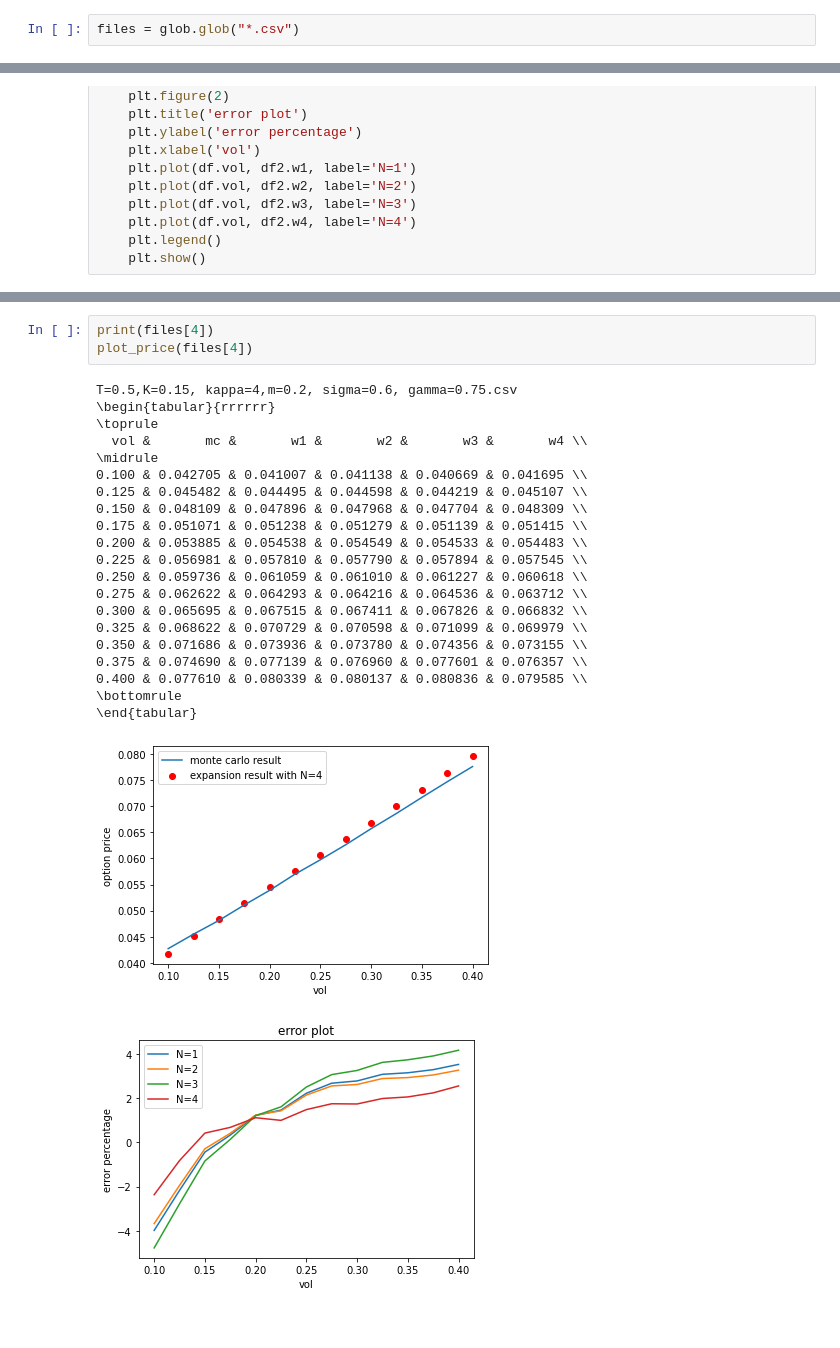
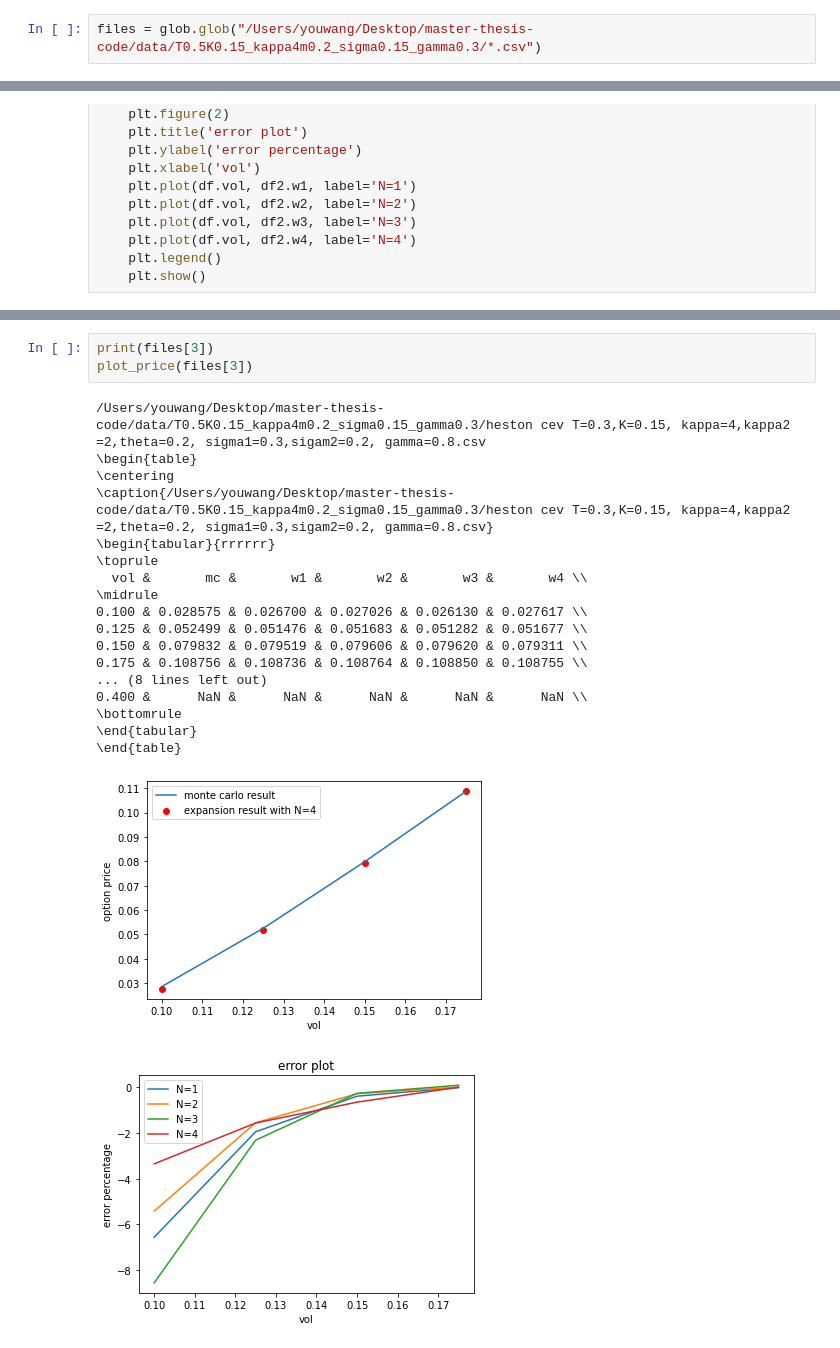
Before and after one commit to ywang408/master-thesis-code, a Jupyter notebook: Untitled.ipynb, the cells around one changed output, grey strips where cells are left out. Saved outputs shown, nothing was run; the diff lists cells and outputs as text.

```diff
--- a/Untitled.ipynb
+++ b/Untitled.ipynb
@@ -4,7 +4,7 @@ import numpy as np
 import matplotlib.pyplot as plt
 import glob
 # %%
-files = glob.glob("*.csv")
+files = glob.glob("/Users/youwang/Desktop/master-thesis-code/data/T0.5K0.15_kappa4m0.2_sigma0.15_gamma0.3/*.csv")
 # %%
 data = pd.read_csv(files[0])
 # %%
@@ -131,26 +125,23 @@ T=0.5,K=0.15, kappa=4,m=0.2, sigma=0.15, gamma=0.3.csv
 # %%
-print(files[4])
-plot_price(files[4])
+print(files[3])
+plot_price(files[3])
 # %% [output]
-T=0.5,K=0.15, kappa=4,m=0.2, sigma=0.6, gamma=0.75.csv
+/Users/youwang/Desktop/master-thesis-code/data/T0.5K0.15_kappa4m0.2_sigma0.15_gamma0.3/heston cev T=0.3,K=0.15, kappa=4,kappa2 =2,theta=0.2, sigma1=0.3,sigam2=0.2, gamma=0.8.csv
+\begin{table}
+\centering
+\caption{/Users/youwang/Desktop/master-thesis-code/data/T0.5K0.15_kappa4m0.2_sigma0.15_gamma0.3/heston cev T=0.3,K=0.15, kappa=4,kappa2 =2,theta=0.2, sigma1=0.3,sigam2=0.2, gamma=0.8.csv}
 \begin{tabular}{rrrrrr}
 \toprule
   vol &       mc &       w1 &       w2 &       w3 &       w4 \\
 \midrule
-0.100 & 0.042705 & 0.041007 & 0.041138 & 0.040669 & 0.041695 \\
-0.125 & 0.045482 & 0.044495 & 0.044598 & 0.044219 & 0.045107 \\
-0.150 & 0.048109 & 0.047896 & 0.047968 & 0.047704 & 0.048309 \\
-0.175 & 0.051071 & 0.051238 & 0.051279 & 0.051139 & 0.051415 \\
-0.200 & 0.053885 & 0.054538 & 0.054549 & 0.054533 & 0.054483 \\
-0.225 & 0.056981 & 0.057810 & 0.057790 & 0.057894 & 0.057545 \\
-0.250 & 0.059736 & 0.061059 & 0.061010 & 0.061227 & 0.060618 \\
-0.275 & 0.062622 & 0.064293 & 0.064216 & 0.064536 & 0.063712 \\
-0.300 & 0.065695 & 0.067515 & 0.067411 & 0.067826 & 0.066832 \\
-0.325 & 0.068622 & 0.070729 & 0.070598 & 0.071099 & 0.069979 \\
-0.350 & 0.071686 & 0.073936 & 0.073780 & 0.074356 & 0.073155 \\
-0.375 & 0.074690 & 0.077139 & 0.076960 & 0.077601 & 0.076357 \\
-0.400 & 0.077610 & 0.080339 & 0.080137 & 0.080836 & 0.079585 \\
+0.100 & 0.028575 & 0.026700 & 0.027026 & 0.026130 & 0.027617 \\
+0.125 & 0.052499 & 0.051476 & 0.051683 & 0.051282 & 0.051677 \\
+0.150 & 0.079832 & 0.079519 & 0.079606 & 0.079620 & 0.079311 \\
+0.175 & 0.108756 & 0.108736 & 0.108764 & 0.108850 & 0.108755 \\
+... (8 lines left out)
+0.400 &      NaN &      NaN &      NaN &      NaN &      NaN \\
 \bottomrule
 \end{tabular}
+\end{table}
-[figure, old version]
+[figure, new version]
-[figure, old version]
+[figure, new version]
```
Also changed, not shown: parts of 6 cells of this notebook.
